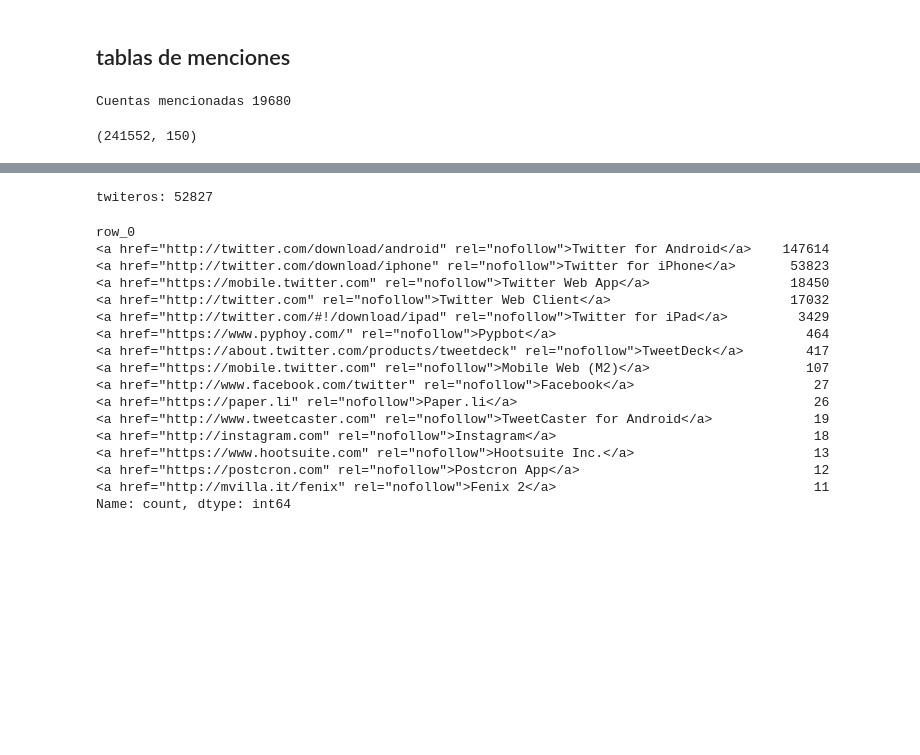
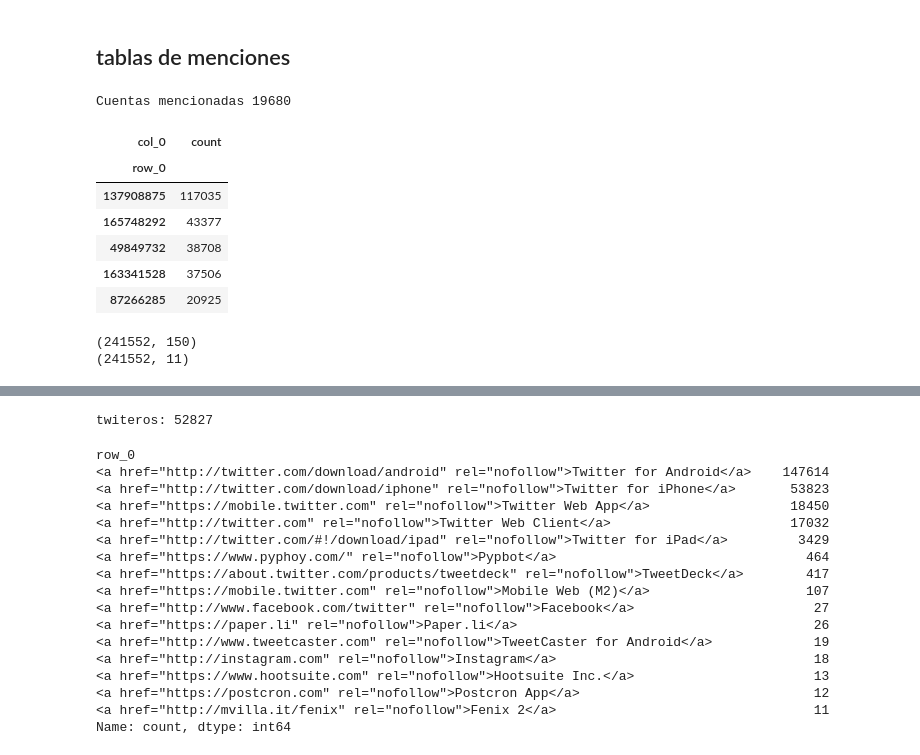
Before and after one commit to Yagwar/Sociadisticas, a Jupyter notebook: alc_bog load_JSON.ipynb, the cells around one changed output, grey strips where cells are left out. Cells and saved outputs as stored; diff of their text form; code cells hidden in the pictures; blank space fills up the shorter version.

```diff
--- a/alc_bog load_JSON.ipynb
+++ b/alc_bog load_JSON.ipynb
@@ -109,3 +114,13 @@ id_ments=pd.crosstab(np.array([tw_mnt for tw_mntns in mentioned_ids for tw_mnt i
+# %%
+id_ments.head()
+# %% [output]
+| col_0 | count |
+| row_0 |  |
+| 137908875 | 117035 |
+| 165748292 | 43377 |
+| 49849732 | 38708 |
+| 163341528 | 37506 |
+| 87266285 | 20925 |
 # %%
 top_n=150
 # %%
@@ -115,7 +131,9 @@ mntns_top_ocurr=np.array([[cand in tw_mntns[2] for cand in ments_ids_top]for tw_
-# %%
-mntns_top_ocurr.shape
-# %% [output]
-(241552, 150)
+# %%
+print(mntns_top_ocurr.shape)
+print(mntns_candts.shape)
+# %% [output]
+(241552, 150)
+(241552, 11)
 # %%
 names_mnts_top=[]
 for usr_id in id_ments.index[:top_n]:
```
Also changed, not shown: parts of 11 cells of this notebook.
